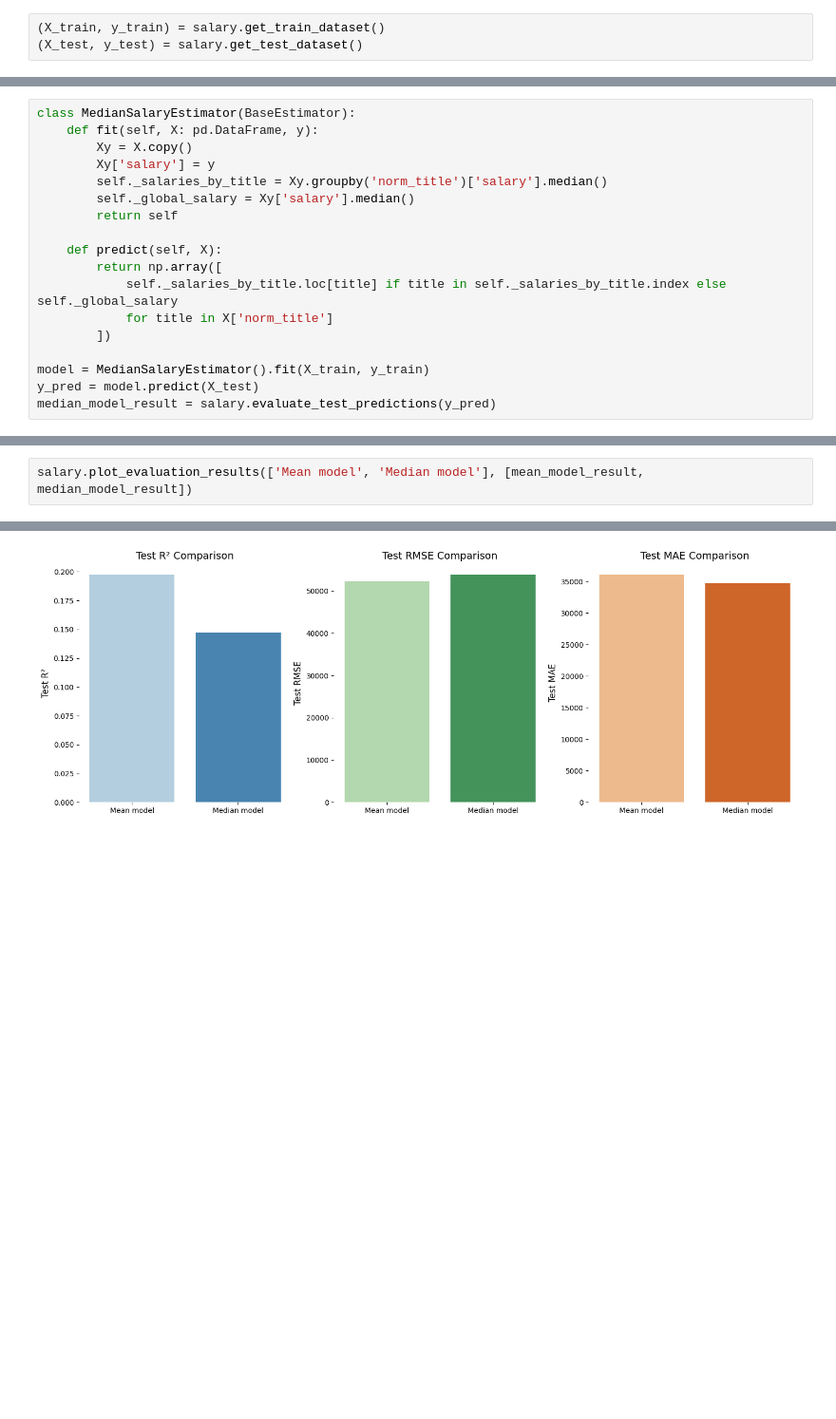
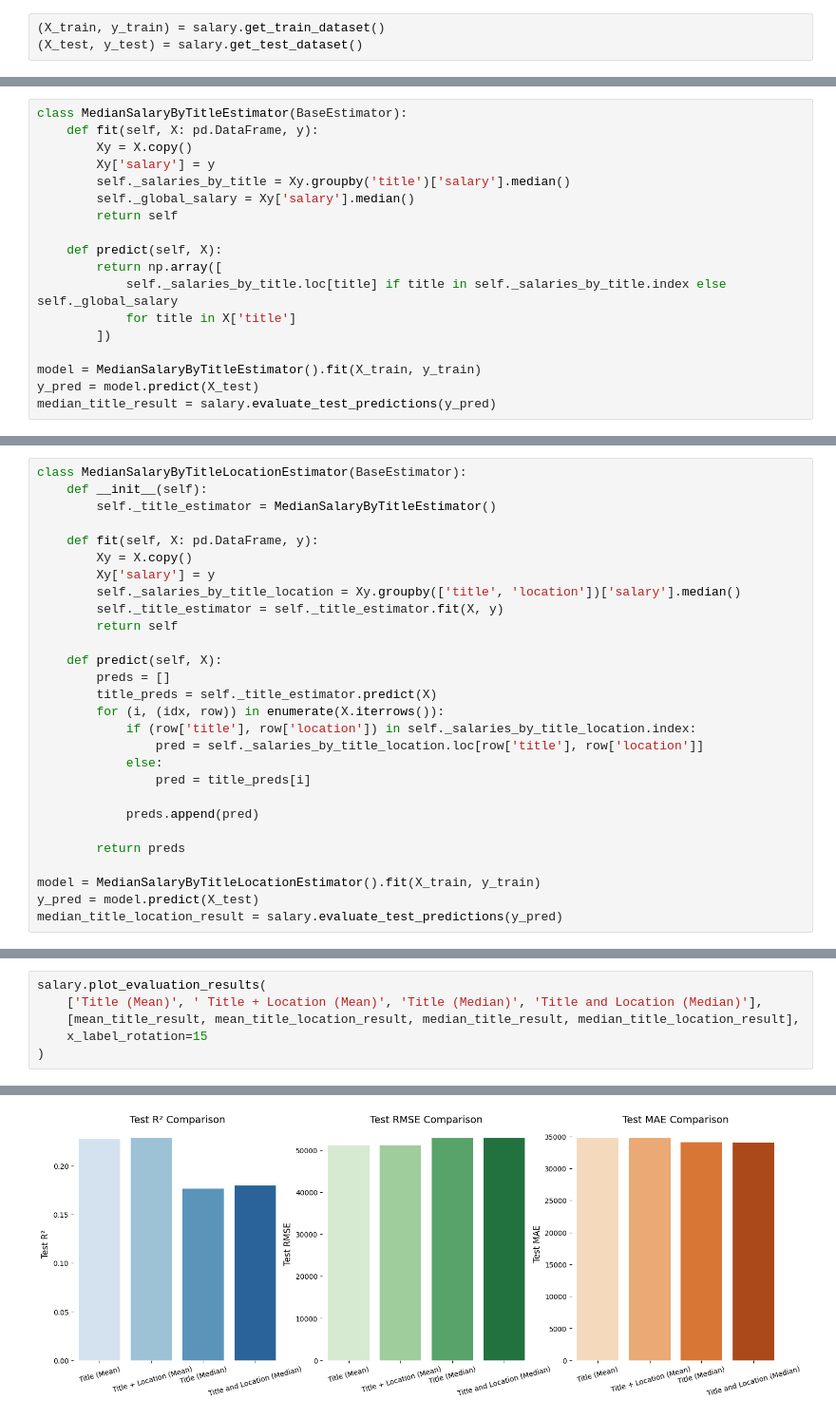
Before and after one commit to nginyc/job_posting_salary_prediction, a Jupyter notebook: evaluate_stats_models.ipynb, the cells around one changed output, grey strips where cells are left out. Shown: that part at 95% size. Saved outputs shown, nothing was run; the diff lists cells and outputs as text; blank space fills up the shorter version.

Commit message:
Evaluate stats models using job title and additioanlly location instead

```diff
--- a/evaluate_stats_models.ipynb
+++ b/evaluate_stats_models.ipynb
@@ -42,19 +42,19 @@ Test MAE: 36058.6326
 # %%
-class MedianSalaryEstimator(BaseEstimator):
+class MedianSalaryByTitleEstimator(BaseEstimator):
     def fit(self, X: pd.DataFrame, y):
         Xy = X.copy()
         Xy['salary'] = y
-        self._salaries_by_title = Xy.groupby('norm_title')['salary'].median()
+        self._salaries_by_title = Xy.groupby('title')['salary'].median()
         self._global_salary = Xy['salary'].median()
         return self
 
     def predict(self, X):
         return np.array([
             self._salaries_by_title.loc[title] if title in self._salaries_by_title.index else self._global_salary
-            for title in X['norm_title']
+            for title in X['title']
         ])
 
-model = MedianSalaryEstimator().fit(X_train, y_train)
+model = MedianSalaryByTitleEstimator().fit(X_train, y_train)
 y_pred = model.predict(X_test)
-median_model_result = salary.evaluate_test_predictions(y_pred)
+median_title_result = salary.evaluate_test_predictions(y_pred)
 # %% [output]
@@ -63,0 +96,28 @@ Test MAE: 34647.9510
+# %%
+class MedianSalaryByTitleLocationEstimator(BaseEstimator):
+    def __init__(self):
+        self._title_estimator = MedianSalaryByTitleEstimator()
+
+    def fit(self, X: pd.DataFrame, y):
+        Xy = X.copy()
+        Xy['salary'] = y
+        self._salaries_by_title_location = Xy.groupby(['title', 'location'])['salary'].median()
+        self._title_estimator = self._title_estimator.fit(X, y)
+        return self
+
+    def predict(self, X):
+        preds = []
+        title_preds = self._title_estimator.predict(X)
+        for (i, (idx, row)) in enumerate(X.iterrows()):
+            if (row['title'], row['location']) in self._salaries_by_title_location.index:
+                pred = self._salaries_by_title_location.loc[row['title'], row['location']]
+            else:
+                pred = title_preds[i]
+
+            preds.append(pred)
+
+        return preds
+
+model = MedianSalaryByTitleLocationEstimator().fit(X_train, y_train)
+y_pred = model.predict(X_test)
+median_title_location_result = salary.evaluate_test_predictions(y_pred)
@@ -64,15 +128,19 @@ Test MAE: 34647.9510
 # %%
-salary.plot_evaluation_results(['Mean model', 'Median model'], [mean_model_result, median_model_result])
+salary.plot_evaluation_results(
+    ['Title (Mean)', ' Title + Location (Mean)', 'Title (Median)', 'Title and Location (Median)'],
+    [mean_title_result, mean_title_location_result, median_title_result, median_title_location_result],
+    x_label_rotation=15
+)
 # %% [output]
 Passing `palette` without assigning `hue` is deprecated and will be removed in v0.14.0. Assign the `x` variable to `hue` and set `legend=False` for the same effect.
 
   sns.barplot(x='Model', y='Test R²', data=metrics_df, ax=axes[0], palette='Blues')
 
 Passing `palette` without assigning `hue` is deprecated and will be removed in v0.14.0. Assign the `x` variable to `hue` and set `legend=False` for the same effect.
 
   sns.barplot(x='Model', y='Test RMSE', data=metrics_df, ax=axes[1], palette='Greens')
 
 Passing `palette` without assigning `hue` is deprecated and will be removed in v0.14.0. Assign the `x` variable to `hue` and set `legend=False` for the same effect.
 
   sns.barplot(x='Model', y='Test MAE', data=metrics_df, ax=axes[2], palette='Oranges')
-[figure, old version]
+[figure, new version]
```
Also changed, not shown: parts of 5 cells of this notebook.
